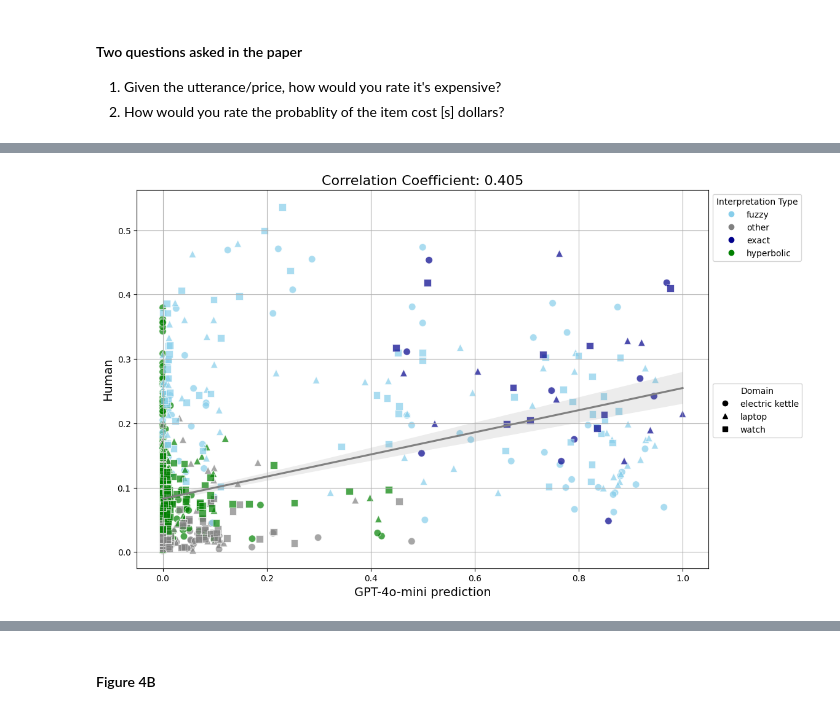
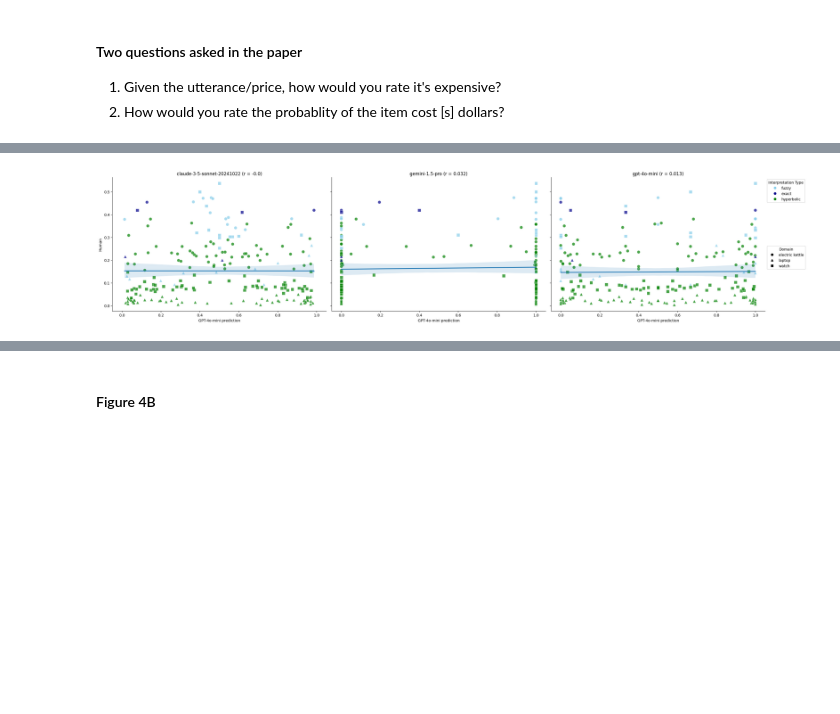
Before and after one commit to polina-tsvilodub/number_interpretation, a Jupyter notebook: code/analysis/plot_generation.ipynb, the cells around one changed output, grey strips where cells are left out. Saved outputs shown, nothing was run; the diff lists cells and outputs as text; code cells hidden in the pictures; blank space fills up the shorter version.

Commit message:
add various preprocessing and plotting, tweaks to make rsa model run

```diff
--- a/code/analysis/plot_generation.ipynb
+++ b/code/analysis/plot_generation.ipynb
@@ -50,0 +68,20 @@ df_3b = pd.concat(
+# %%
+df_1a_clean = df_1a.copy()
+df_1a_clean["parsed_response_clean"] = df_1a_clean["parsed_response"].apply(lambda r: clean_llm_predictions(r))
+df_1a_clean_noNa = df_1a_clean.dropna(subset=["parsed_response_clean"])
+
+df_1b_clean = df_1b.copy()
+df_1b_clean["parsed_response_clean"] = df_1b_clean["parsed_response"].apply(lambda r: clean_llm_predictions(r, is_list=True))
+df_1b_clean_noNa = df_1b_clean.dropna(subset=["parsed_response_clean"])
+
+df_2_clean = df_2.copy()
+df_2_clean["parsed_response_clean"] = df_2_clean["parsed_response"].apply(lambda r: clean_llm_predictions(r))
+df_2_clean_noNa = df_2_clean.dropna(subset=["parsed_response_clean"])
+
+df_3a_clean = df_3a.copy()
+df_3a_clean["parsed_response_clean"] = df_3a_clean["parsed_response"].apply(lambda r: clean_llm_predictions(r))
+df_3a_clean_noNa = df_3a_clean.dropna(subset=["parsed_response_clean"])
+
+df_3b_clean = df_3b.copy()
+df_3b_clean["parsed_response_clean"] = df_3b_clean["parsed_response"].apply(lambda r: clean_llm_predictions(r))
+df_3b_clean_noNa = df_3b_clean.dropna(subset=["parsed_response_clean"])
@@ -129,10 +229,9 @@ df_1b_aligned_summary
 # %%
-# replicate plot 2A
+import matplotlib.pyplot as plt
+import seaborn as sns
 import matplotlib.lines as mlines
-# Merge the datasets on (utterance, state) pairs
-# merged_df = pd.merge(df_1b_v2, df_human, on=['domain', 'interpretationType', 'utterance', 'state'], suffixes=('_1b_v2', '_human'))
 
-# Define a color palette with gradient colors, making 'Exact' the darkest
+# Define color palette and markers
 color_palette = {
     'exact': 'darkblue',
     'fuzzy': 'skyblue',
@@ -140,33 +239,53 @@ color_palette = {
     'other': 'gray'
 }
 
-# Define markers for different domains
 markers = {
     'electric kettle': 'o',  # Circle
     'laptop': '^',  # Triangle
     'watch': 's'  # Square
 }
 
-# Create the correlation plot
+# Create the correlation plot using FacetGrid
 plt.figure(figsize=(12, 8))
-plot = sns.scatterplot(data=df_1b_aligned_summary, x='probability', y='stateProb',
-                        style='item', hue='interpretationType',
-                       palette=color_palette, markers=markers, s=70, alpha=0.7)
+plot_grid = sns.FacetGrid(data=df_1b_aligned_summary, col='model', col_wrap=3, height=6, aspect=1.5)
 
-# Add a fitted line with a 95% confidence interval
-sns.regplot(data=df_1b_aligned_summary, x='probability', y='stateProb', scatter=False, ci=95, color='gray')
+# Define a custom plotting function to add scatter and regression lines per facet
+def scatter_with_reg(data, **kwargs):
+    sns.scatterplot(
+        data=data,
+        x='probability',
+        y='stateProb',
+        style='item',
+        hue='interpretationType',
+        palette=color_palette,
+        markers=markers,
+        s=70, alpha=0.7,
+        **kwargs
+    )
+    sns.regplot(
+        data=data,
+        x='probability',
+        y='stateProb',
+        scatter=False,
+        ci=95,
+        # color='gray',
+        **kwargs
+    )
 
-# Set plot labels and title
-plot.set_xlabel('GPT-4o-mini prediction', fontsize=14)
-plot.set_ylabel('Human', fontsize=14)
-# correlation coefficient
-correlation_coefficient = df_1b_aligned_summary['probability'].corr(df_1b_aligned_summary['stateProb'])
-plot.set_title(f'Correlation Coefficient: {round(correlation_coefficient, 3)}', fontsize=16)
+# Map the custom function to the FacetGrid
+plot_grid.map_dataframe(scatter_with_reg)
 
-# Add grid
-plt.grid(True)
+# Set plot labels and titles
+plot_grid.set_axis_labels('GPT-4o-mini prediction', 'Human')
+plot_grid.set_titles(col_template="{col_name}")
 
-# Add a custom legend
+# Calculate and display correlation coefficient for each model
+for ax, model in zip(plot_grid.axes.flat, df_1b_aligned_summary['model'].unique()):
+    subset = df_1b_aligned_summary[df_1b_aligned_summary['model'] == model]
+    correlation_coefficient = subset['probability'].corr(subset['stateProb'])
+    ax.set_title(f"{model} (r = {round(correlation_coefficient, 3)})")
+
+# Add legends
 legend_labels = df_1b_aligned_summary['interpretationType'].unique()
 legend_handles = [mlines.Line2D([], [], color=color_palette[label], marker='o', linestyle='None', markersize=6, label=label) for label in legend_labels]
 legend1 = plt.legend(handles=legend_handles, title='Interpretation Type', bbox_to_anchor=(1.0, 1), loc='upper left')
@@ -176,6 +295,7 @@ domain_labels = df_1b_aligned_summary['item'].unique()
 domain_handles = [mlines.Line2D([], [], color='black', marker=markers[label], linestyle='None', markersize=6, label=label) for label in domain_labels]
 plt.legend(handles=domain_handles, title='Domain', bbox_to_anchor=(1.0, 0.5), loc='upper left')
 
-# Show the plot
+# Adjust layout
+plt.tight_layout()
 plt.show()
 # %% [output]
@@ -182 +303 @@ plt.show()
-[figure, old version]
+[figure, new version]
```
Also changed, not shown: parts of 80 cells of this notebook, 2 other files.
